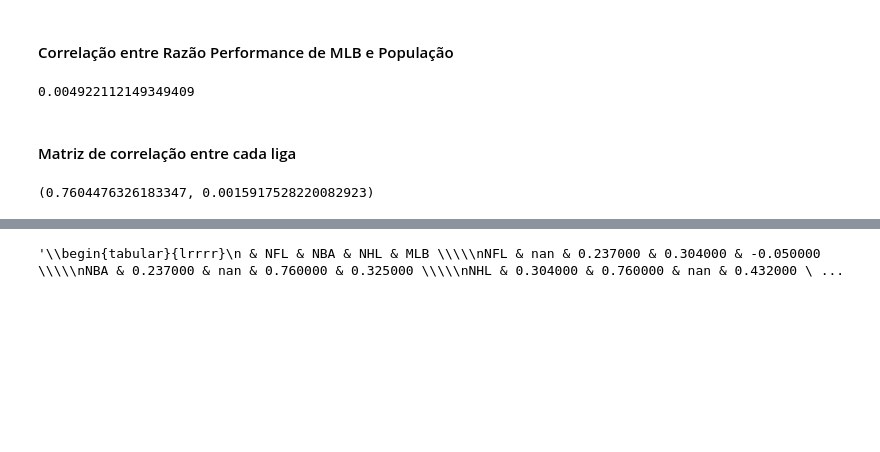
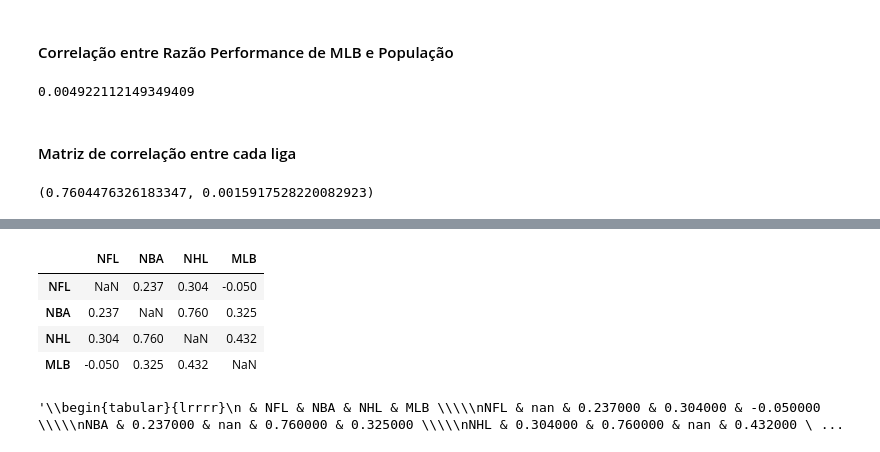
Before and after one commit to guimasuko/projeto_datascience, a Jupyter notebook: code/code.ipynb, the cells around one changed output, grey strips where cells are left out. Drawn from its saved outputs; the diff is of its cells as text; code cells hidden in the pictures; blank space fills up the shorter version.

```diff
--- a/code/code.ipynb
+++ b/code/code.ipynb
@@ -603,3 +631,11 @@ Successfully installed Jinja2-3.0.3 MarkupSafe-2.1.0
+# %%
+corr_matrix
+# %% [output]
+|  | NFL | NBA | NHL | MLB |
+| NFL | NaN | 0.237 | 0.304 | -0.050 |
+| NBA | 0.237 | NaN | 0.760 | 0.325 |
+| NHL | 0.304 | 0.760 | NaN | 0.432 |
+| MLB | -0.050 | 0.325 | 0.432 | NaN |
 # %%
 corr_matrix.style.to_latex()
 # %% [output]
```
Also changed, not shown: parts of 7 cells of this notebook, 13 other files.
